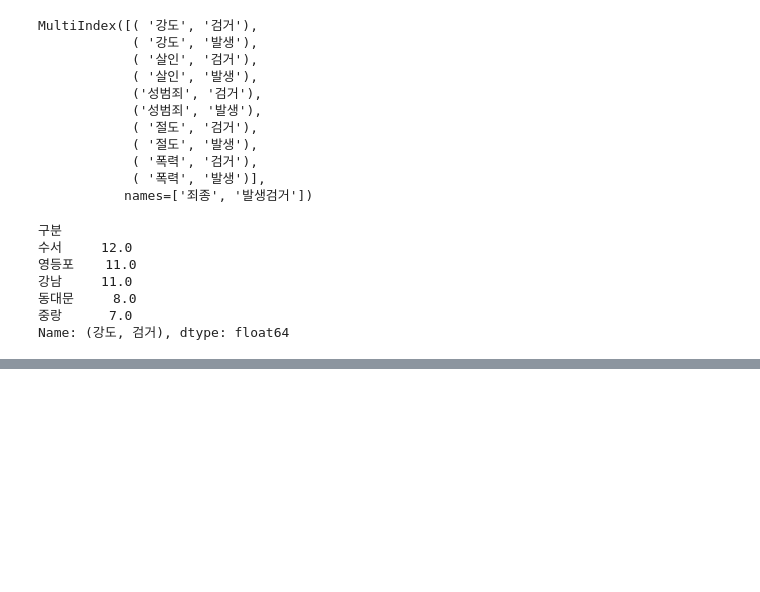
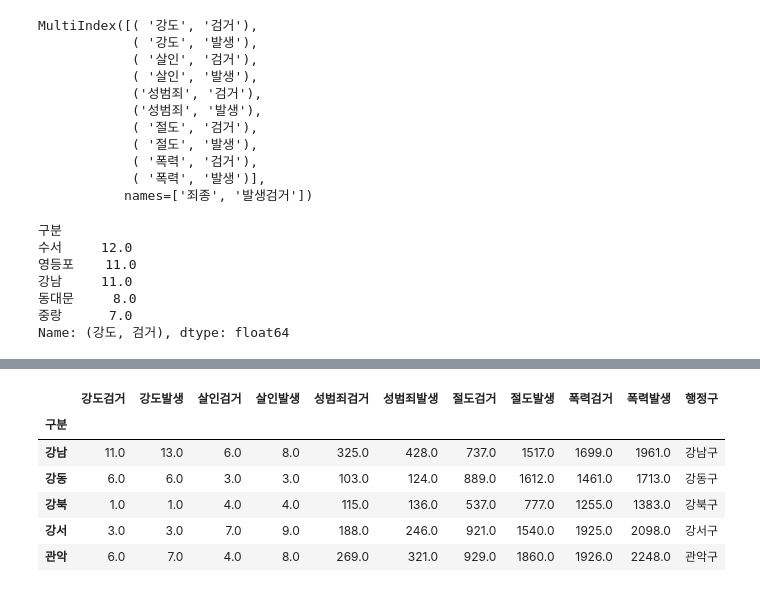
Before and after one commit to dragon11112222/seoul_crime, a Jupyter notebook: EDA/src/231109seoul_crime_project.ipynb, the cells around one changed output, grey strips where cells are left out. Cells and saved outputs as stored; diff of their text form; code cells hidden in the pictures; blank space fills up the shorter version.

Commit message:
경찰서의 소속 행정구 표기 칼럼 생성
- 한 구에 경찰서 두 개인 곳만 key 구, value 경찰서인 dict 생성.
- 최종적으로 활용할 dict 따로 생성.
- 한 구에 경찰서 한 개인 곳은 경찰서명에 + '구'만 해서 key 생성.
- 한 구에 경찰서 두 개인 곳은 for문 돌려서 key, value swap.

```diff
--- a/EDA/src/231109seoul_crime_project.ipynb
+++ b/EDA/src/231109seoul_crime_project.ipynb
@@ -214,0 +260,3 @@ Name: (강도, 검거), dtype: float64
+# %%
+for key, val in dict_sample.items():
+    print(key, ':', val)
@@ -214,0 +276,3 @@ Name: (강도, 검거), dtype: float64
+# %%
+real_gu = {'은평구' : ['서부', '은평'], '강남구' : ['강남', '수서'], '종로구' : ['종로', '혜화'],
+           '중구' : ['중부', '남대문'], '서초구' : ['서초', '방배'], '성북구' : ['성북', '종암']}
@@ -214,0 +287,9 @@ Name: (강도, 검거), dtype: float64
+# %%
+final_gu = {}
+for i in list(crime_station.index):
+    if i not in list(np.array(list(real_gu.values())).reshape(-1)):
+        final_gu[i] = i + '구'
+    else:
+        for key in list(real_gu.keys()):
+            for j in range(2):
+                final_gu[real_gu[key][j]] = key
@@ -214,0 +323,5 @@ Name: (강도, 검거), dtype: float64
+# %%
+final_gu_list = []
+for indx in list(crime_station.index):
+    final_gu_list.append(final_gu[indx])
+final_gu_list
@@ -214,0 +346,11 @@ Name: (강도, 검거), dtype: float64
+# %%
+crime_station['행정구'] = final_gu_list
+crime_station.head()
+# %% [output]
+|  | 강도검거 | 강도발생 | 살인검거 | 살인발생 | 성범죄검거 | 성범죄발생 | 절도검거 | 절도발생 | 폭력검거 | 폭력발생 | 행정구 |
+| 구분 |  |  |  |  |  |  |  |  |  |  |  |
+| 강남 | 11.0 | 13.0 | 6.0 | 8.0 | 325.0 | 428.0 | 737.0 | 1517.0 | 1699.0 | 1961.0 | 강남구 |
+| 강동 | 6.0 | 6.0 | 3.0 | 3.0 | 103.0 | 124.0 | 889.0 | 1612.0 | 1461.0 | 1713.0 | 강동구 |
+| 강북 | 1.0 | 1.0 | 4.0 | 4.0 | 115.0 | 136.0 | 537.0 | 777.0 | 1255.0 | 1383.0 | 강북구 |
+| 강서 | 3.0 | 3.0 | 7.0 | 9.0 | 188.0 | 246.0 | 921.0 | 1540.0 | 1925.0 | 2098.0 | 강서구 |
+| 관악 | 6.0 | 7.0 | 4.0 | 8.0 | 269.0 | 321.0 | 929.0 | 1860.0 | 1926.0 | 2248.0 | 관악구 |
```
Also changed, not shown: parts of 23 cells of this notebook.
